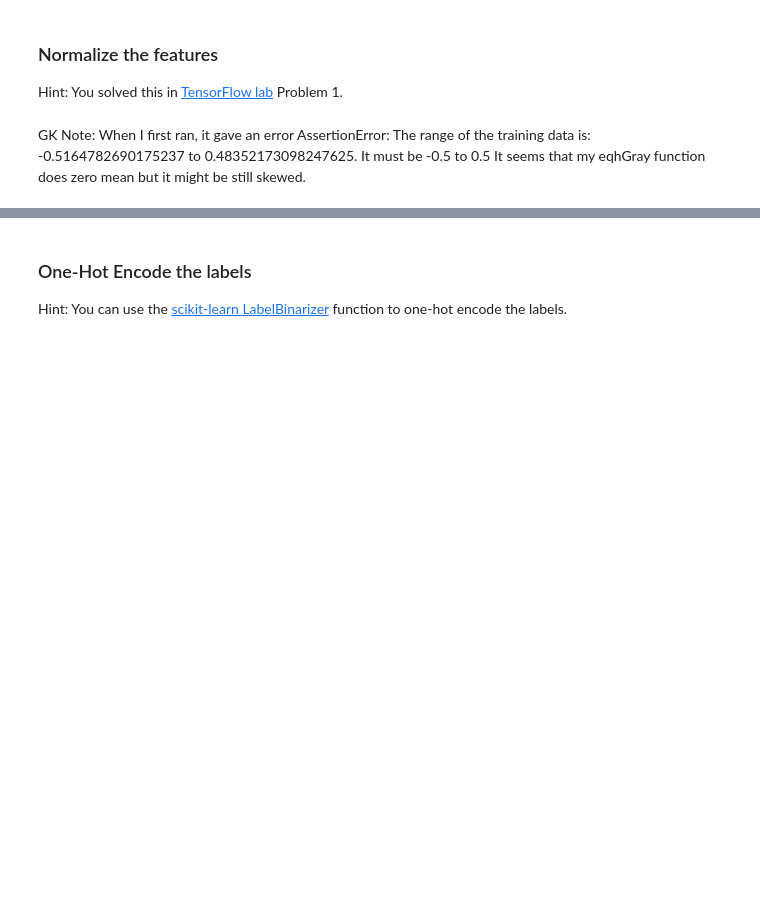
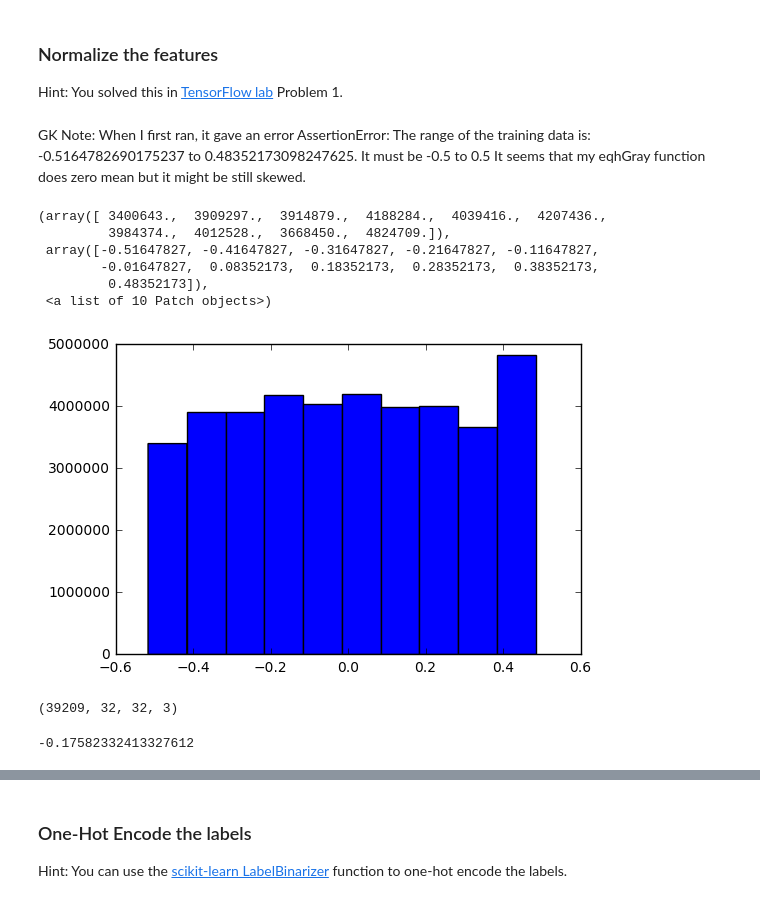
Before and after one commit to libphy/ND-Keras, a Jupyter notebook: traffic-sign-classification-with-keras.ipynb, the cells around one changed output, grey strips where cells are left out. Drawn from its saved outputs; the diff is of its cells as text; code cells hidden in the pictures; blank space fills up the shorter version.

```diff
--- a/traffic-sign-classification-with-keras.ipynb
+++ b/traffic-sign-classification-with-keras.ipynb
@@ -136,6 +136,17 @@ X_normalized = eqhGray(X_train)
 GK Note: When I first ran, it gave an error
 AssertionError: The range of the training data is: -0.5164782690175237 to 0.48352173098247625.  It must be -0.5 to 0.5
 It seems that my eqhGray function does zero mean but it might be still skewed.
+# %%
+Xhot = X_normalized.flatten()
 # %%
 import matplotlib.pyplot as plt
 %matplotlib inline
+plt.hist(Xhot)
+# %% [output]
+(array([ 3400643.,  3909297.,  3914879.,  4188284.,  4039416.,  4207436.,
+         3984374.,  4012528.,  3668450.,  4824709.]),
+ array([-0.51647827, -0.41647827, -0.31647827, -0.21647827, -0.11647827,
+        -0.01647827,  0.08352173,  0.18352173,  0.28352173,  0.38352173,
+         0.48352173]),
+ <a list of 10 Patch objects>)
+[figure, added]
@@ -144,3 +169,11 @@ X_normali
+# %%
+X_normalized.shape
+# %% [output]
+(39209, 32, 32, 3)
+# %%
+X_normalized.mean() ## Not a zero mean
+# %% [output]
+-0.17582332413327612
 # %%
 # STOP: Do not change the tests below. Your implementation should pass these tests.
 assert math.isclose(np.min(X_normalized), -0.5, abs_tol=1e-5) and math.isclose(np.max(X_normalized), 0.5, abs_tol=1e-5), 'The range of the training data is: {} to {}.  It must be -0.5 to 0.5'.format(np.min(X_normalized), np.max(X_normalized))
```
Also changed, not shown: parts of 3 cells of this notebook.
